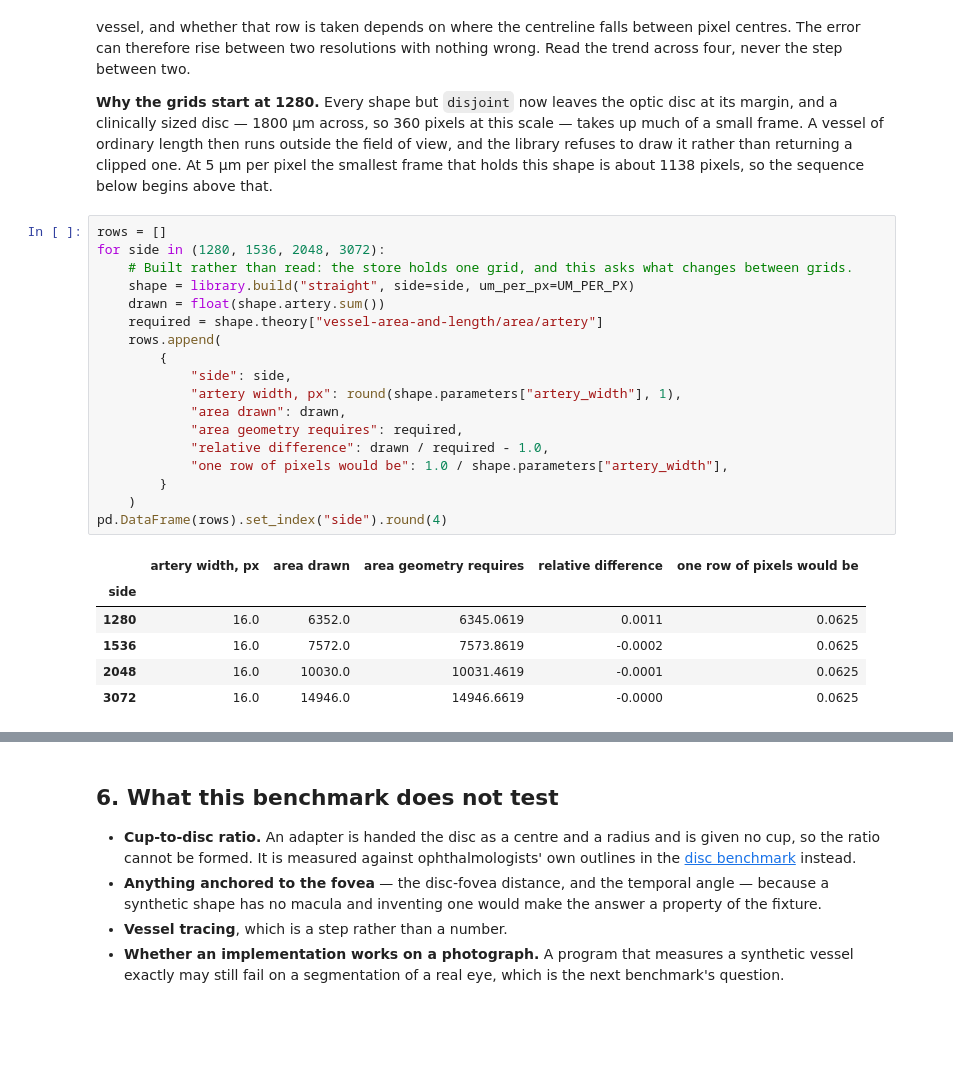
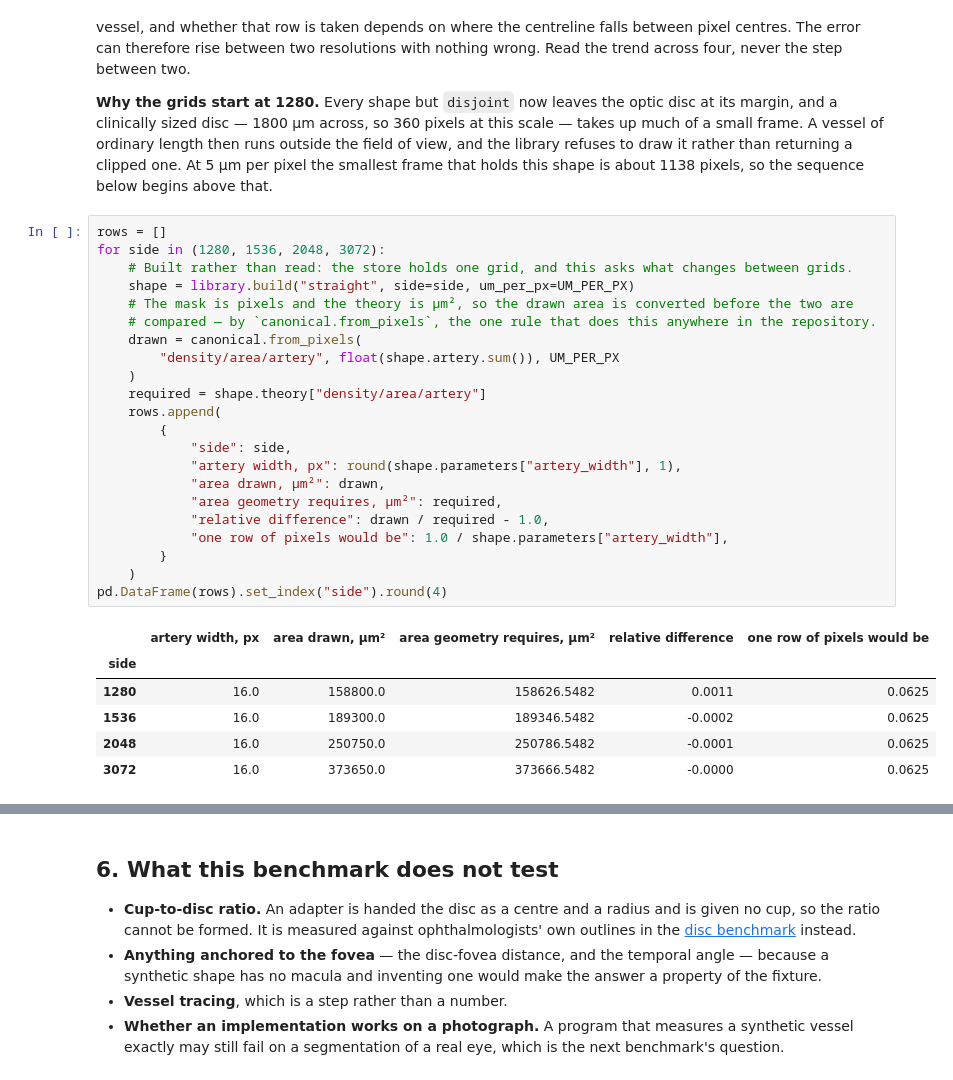
Before and after one commit to staskh/fundus-atlas, a Jupyter notebook: notebooks/biomarker-synthetic-shapes.ipynb, the cells around one changed output, grey strips where cells are left out. Cells and saved outputs as stored; diff of their text form; blank space fills up the shorter version.

```diff
--- a/notebooks/biomarker-synthetic-shapes.ipynb
+++ b/notebooks/biomarker-synthetic-shapes.ipynb
@@ -269,28 +282,32 @@ holds this shape is about 1138 pixels, so the sequence below begins above that.
 # %%
 rows = []
 for side in (1280, 1536, 2048, 3072):
     # Built rather than read: the store holds one grid, and this asks what changes between grids.
     shape = library.build("straight", side=side, um_per_px=UM_PER_PX)
-    drawn = float(shape.artery.sum())
-    required = shape.theory["vessel-area-and-length/area/artery"]
+    # The mask is pixels and the theory is µm², so the drawn area is converted before the two are
+    # compared — by `canonical.from_pixels`, the one rule that does this anywhere in the repository.
+    drawn = canonical.from_pixels(
+        "density/area/artery", float(shape.artery.sum()), UM_PER_PX
+    )
+    required = shape.theory["density/area/artery"]
     rows.append(
         {
             "side": side,
             "artery width, px": round(shape.parameters["artery_width"], 1),
-            "area drawn": drawn,
-            "area geometry requires": required,
+            "area drawn, µm²": drawn,
+            "area geometry requires, µm²": required,
             "relative difference": drawn / required - 1.0,
             "one row of pixels would be": 1.0 / shape.parameters["artery_width"],
         }
     )
 pd.DataFrame(rows).set_index("side").round(4)
 # %% [output]
-|  | artery width, px | area drawn | area geometry requires | relative difference | one row of pixels would be |
+|  | artery width, px | area drawn, µm² | area geometry requires, µm² | relative difference | one row of pixels would be |
 | side |  |  |  |  |  |
-| 1280 | 16.0 | 6352.0 | 6345.0619 | 0.0011 | 0.0625 |
-| 1536 | 16.0 | 7572.0 | 7573.8619 | -0.0002 | 0.0625 |
-| 2048 | 16.0 | 10030.0 | 10031.4619 | -0.0001 | 0.0625 |
-| 3072 | 16.0 | 14946.0 | 14946.6619 | -0.0000 | 0.0625 |
+| 1280 | 16.0 | 158800.0 | 158626.5482 | 0.0011 | 0.0625 |
+| 1536 | 16.0 | 189300.0 | 189346.5482 | -0.0002 | 0.0625 |
+| 2048 | 16.0 | 250750.0 | 250786.5482 | -0.0001 | 0.0625 |
+| 3072 | 16.0 | 373650.0 | 373666.5482 | -0.0000 | 0.0625 |
 # %% [markdown]
 ## 5. The one place the scale matters
 
```
Also changed, not shown: parts of 6 cells of this notebook, 30 other files.
